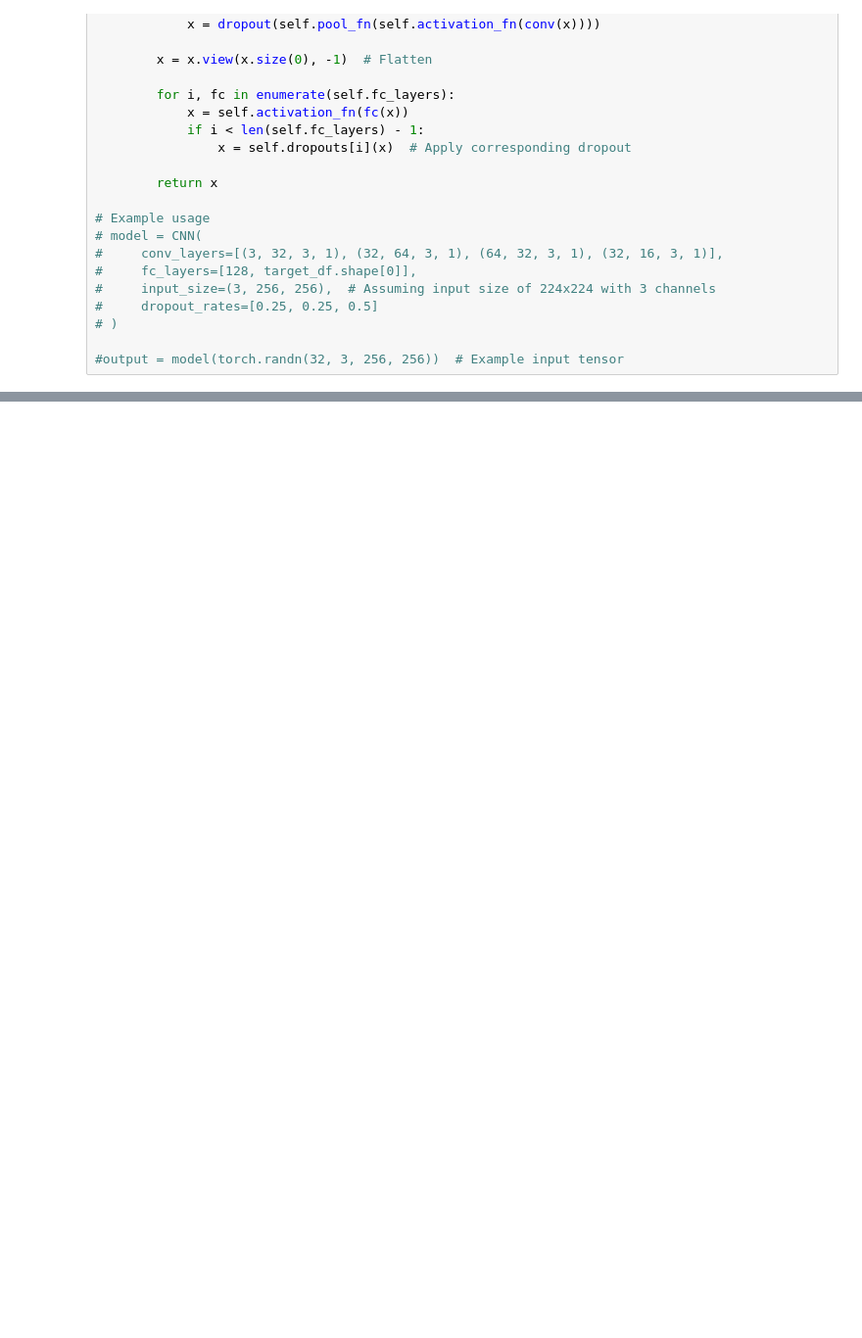
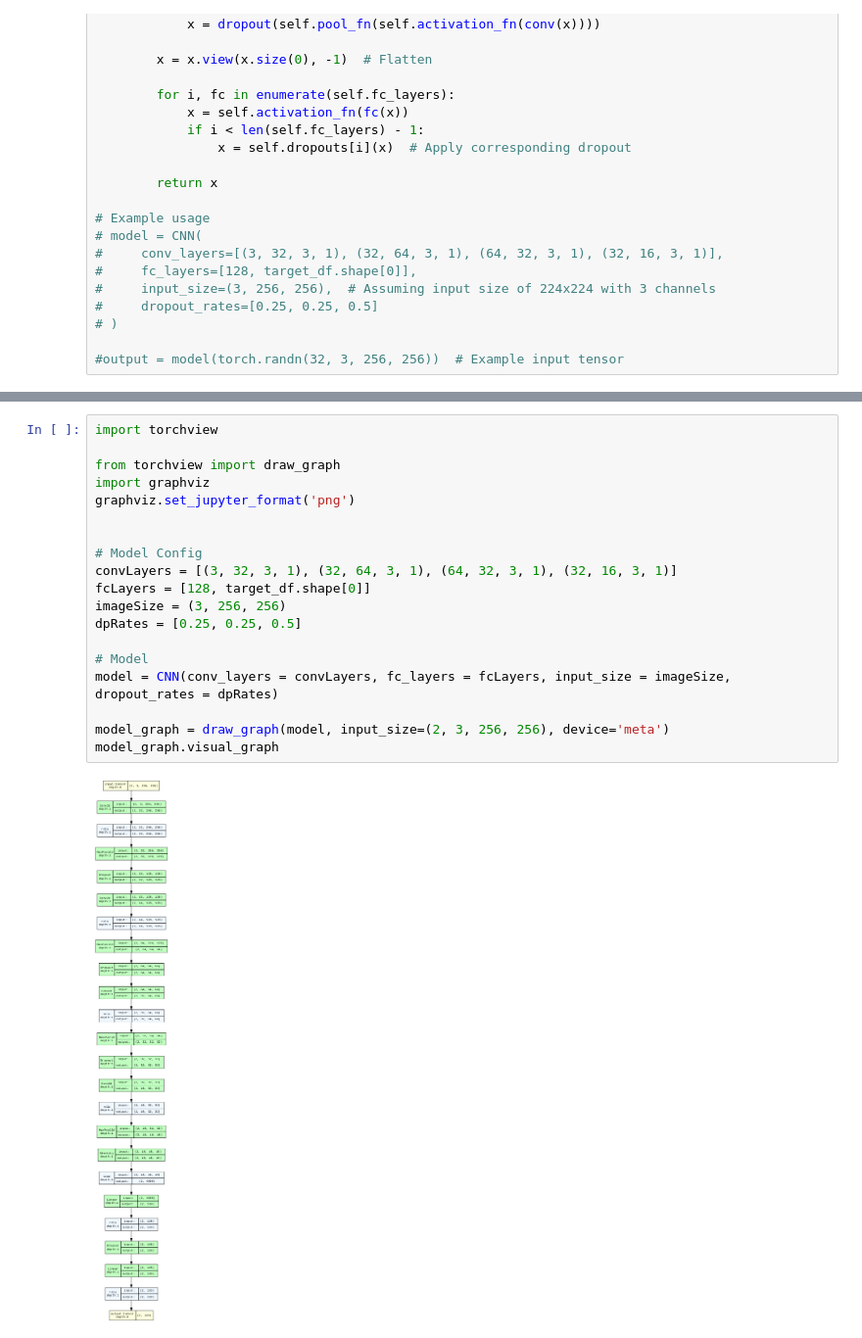
Before and after one commit to amaye15/CanineNet, a Jupyter notebook: code/ModelFromScratch.ipynb, the cells around one changed output, grey strips where cells are left out. Shown at 98% size. Cells and saved outputs as stored; diff of their text form; blank space fills up the shorter version.

```diff
--- a/code/ModelFromScratch.ipynb
+++ b/code/ModelFromScratch.ipynb
@@ -170,0 +198,21 @@ class CNN(nn.Module):
+# %%
+import torchview
+
+from torchview import draw_graph
+import graphviz
+graphviz.set_jupyter_format('png')
+
+
+# Model Config
+convLayers = [(3, 32, 3, 1), (32, 64, 3, 1), (64, 32, 3, 1), (32, 16, 3, 1)]
+fcLayers = [128, target_df.shape[0]]
+imageSize = (3, 256, 256)
+dpRates = [0.25, 0.25, 0.5]
+
+# Model
+model = CNN(conv_layers = convLayers, fc_layers = fcLayers, input_size = imageSize, dropout_rates = dpRates)
+
+model_graph = draw_graph(model, input_size=(2, 3, 256, 256), device='meta')
+model_graph.visual_graph
+# %% [output]
+[figure, added]
```
Also changed, not shown: parts of 7 cells of this notebook.
